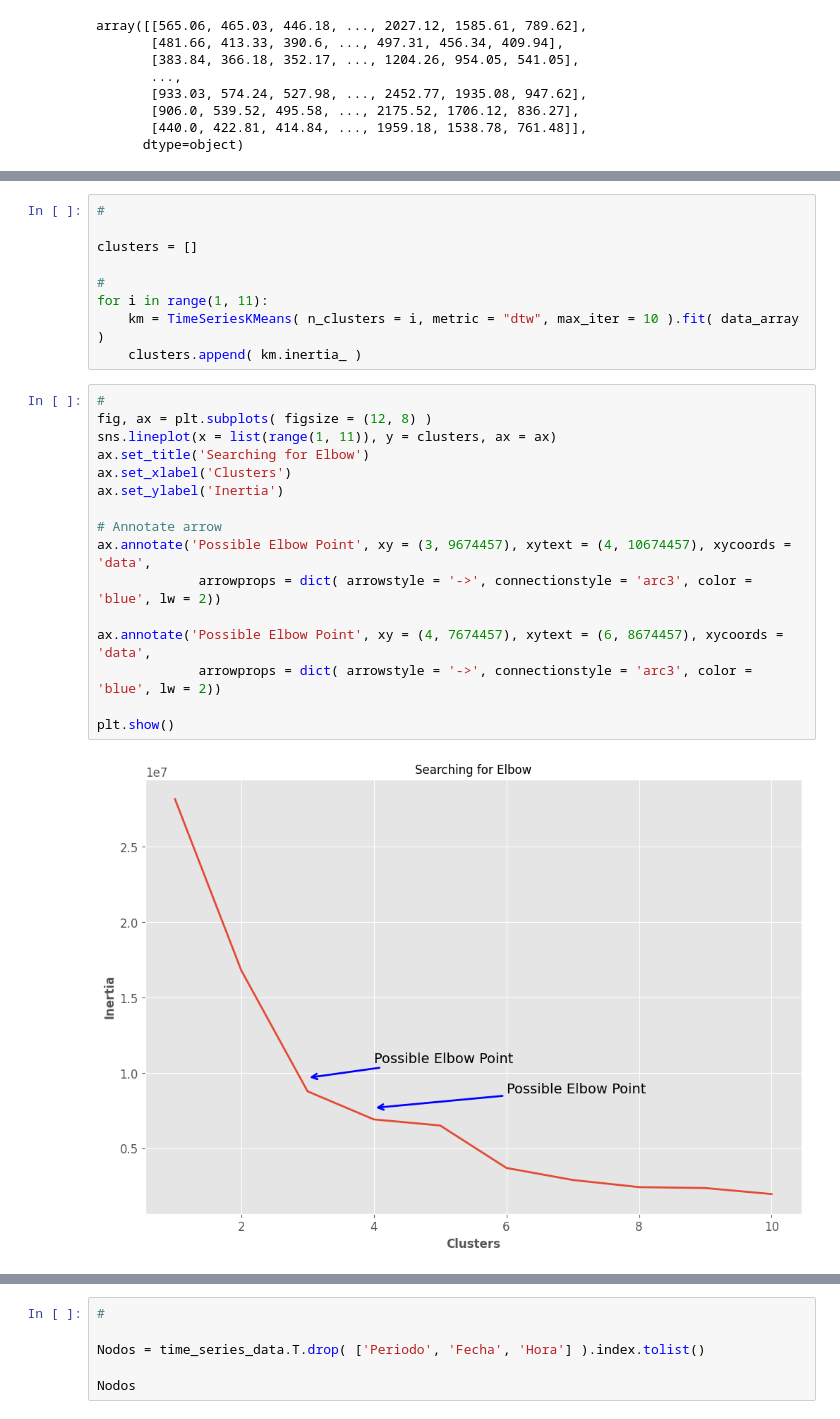
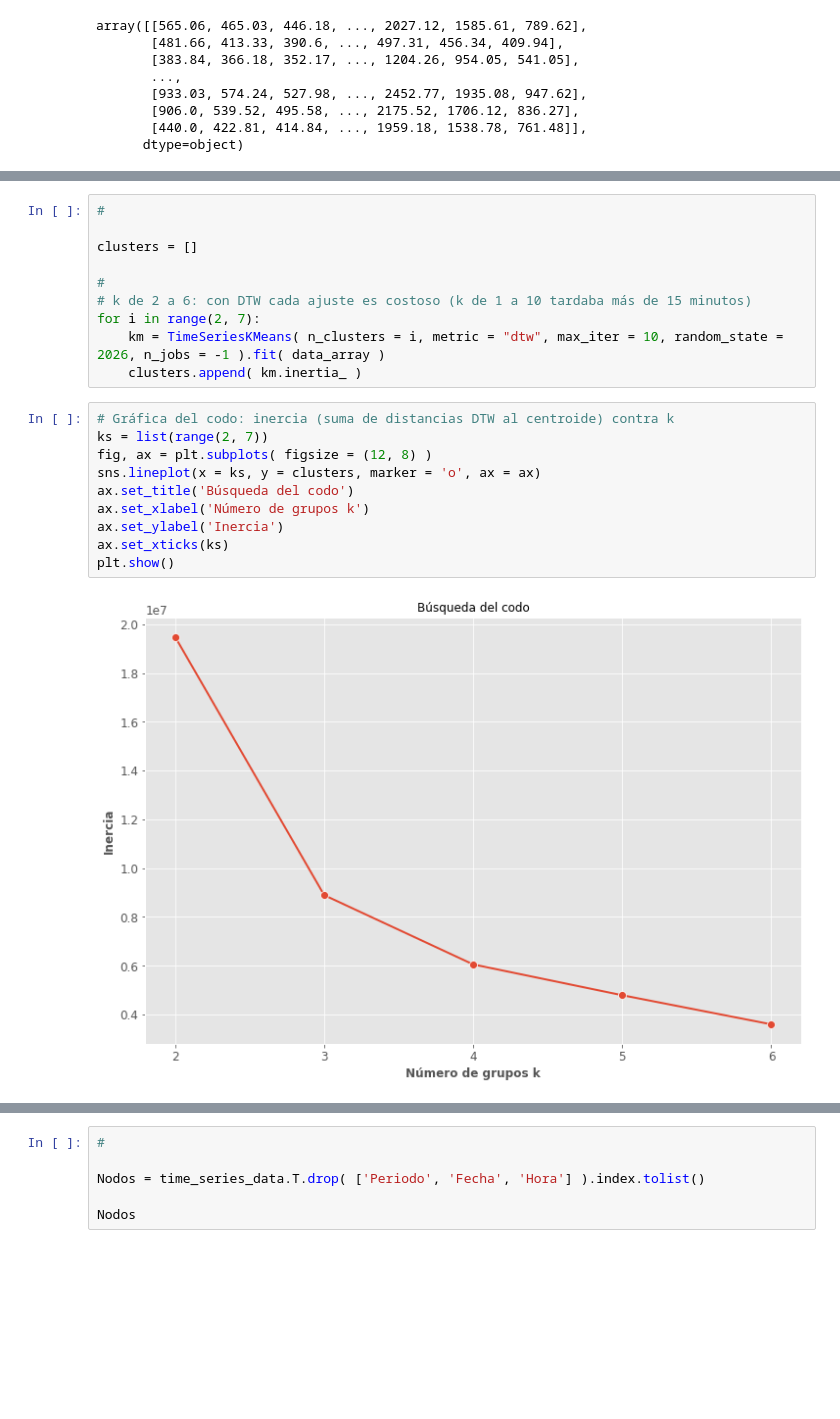
Before and after one commit to benjov/Multivariante-II-2026-Tec, a Jupyter notebook: 06 Clustering Time Series/03_Unsupervised_Clusteing_Time_Series/03_Unsupervised_Clusteing_Time_Series.ipynb, the cells around one changed output, grey strips where cells are left out. Cells and saved outputs as stored; diff of their text form; blank space fills up the shorter version.

```diff
--- a/06 Clustering Time Series/03_Unsupervised_Clusteing_Time_Series/03_Unsupervised_Clusteing_Time_Series.ipynb
+++ b/06 Clustering Time Series/03_Unsupervised_Clusteing_Time_Series/03_Unsupervised_Clusteing_Time_Series.ipynb
@@ -182,27 +172,22 @@ np.float64(20088977.466974463)
 clusters = []
 
 #
-for i in range(1, 11):
-    km = TimeSeriesKMeans( n_clusters = i, metric = "dtw", max_iter = 10 ).fit( data_array )
+# k de 2 a 6: con DTW cada ajuste es costoso (k de 1 a 10 tardaba más de 15 minutos)
+for i in range(2, 7):
+    km = TimeSeriesKMeans( n_clusters = i, metric = "dtw", max_iter = 10, random_state = 2026, n_jobs = -1 ).fit( data_array )
     clusters.append( km.inertia_ )
-# %%
-#
-fig, ax = plt.subplots( figsize = (12, 8) )
-sns.lineplot(x = list(range(1, 11)), y = clusters, ax = ax)
-ax.set_title('Searching for Elbow')
-ax.set_xlabel('Clusters')
-ax.set_ylabel('Inertia')
-
-# Annotate arrow
-ax.annotate('Possible Elbow Point', xy = (3, 9674457), xytext = (4, 10674457), xycoords = 'data',
-             arrowprops = dict( arrowstyle = '->', connectionstyle = 'arc3', color = 'blue', lw = 2))
-
-ax.annotate('Possible Elbow Point', xy = (4, 7674457), xytext = (6, 8674457), xycoords = 'data',
-             arrowprops = dict( arrowstyle = '->', connectionstyle = 'arc3', color = 'blue', lw = 2))
-
-plt.show()
-# %% [output]
-[figure, removed]
+# %%
+# Gráfica del codo: inercia (suma de distancias DTW al centroide) contra k
+ks = list(range(2, 7))
+fig, ax = plt.subplots( figsize = (12, 8) )
+sns.lineplot(x = ks, y = clusters, marker = 'o', ax = ax)
+ax.set_title('Búsqueda del codo')
+ax.set_xlabel('Número de grupos k')
+ax.set_ylabel('Inercia')
+ax.set_xticks(ks)
+plt.show()
+# %% [output]
+[figure, added]
 # %%
 # selección Final:
 
```
Also changed, not shown: parts of 8 cells of this notebook, 13 other files.
